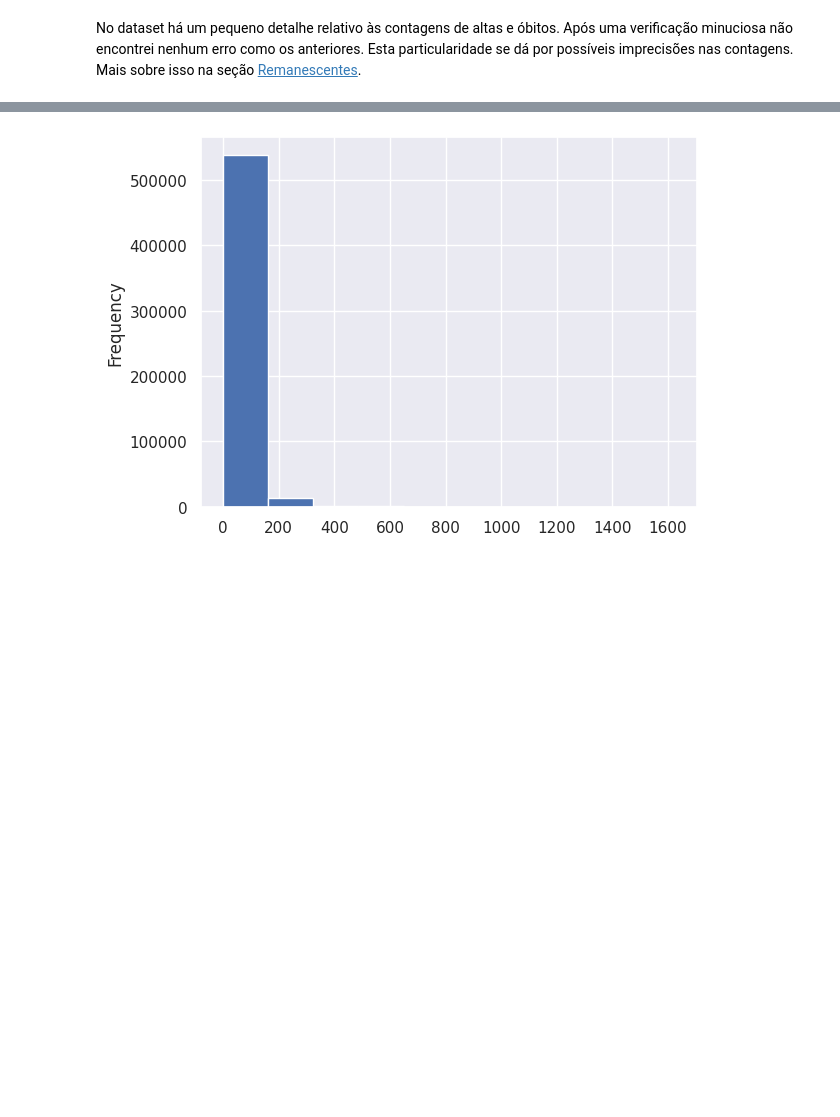
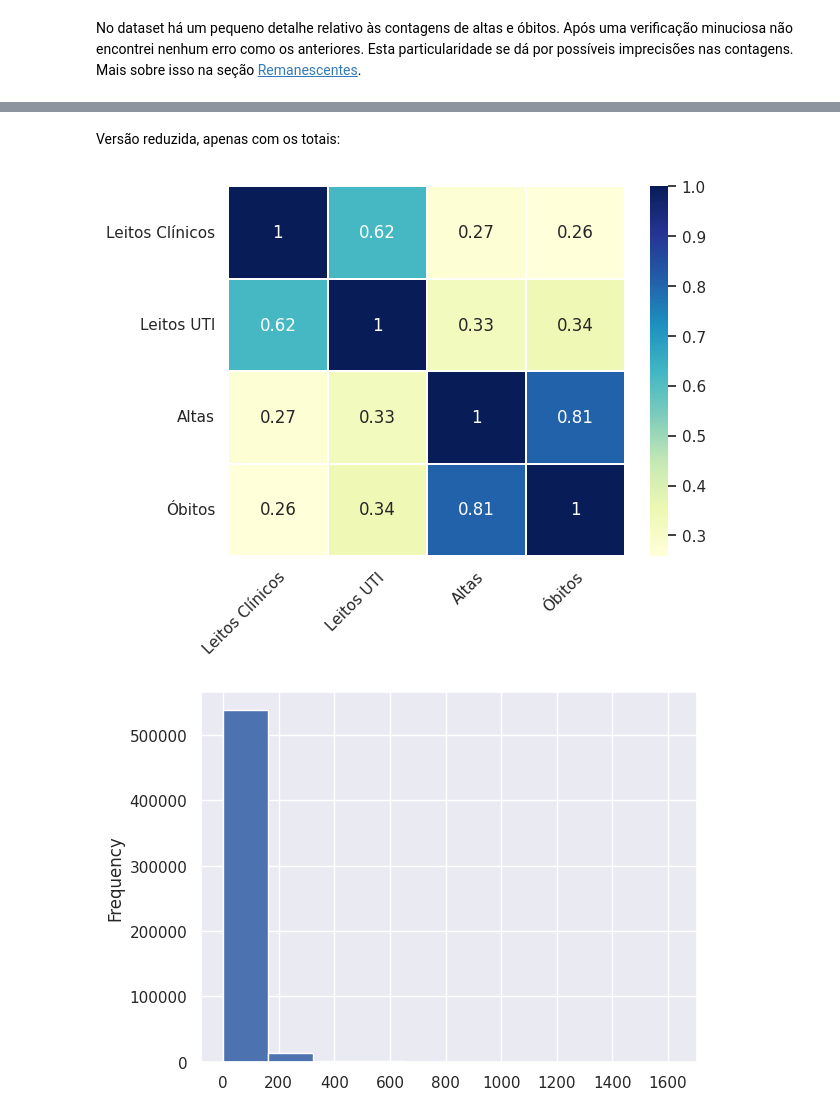
Before and after one commit to lucascorumba/study-projects, a Jupyter notebook: covid-hospital/analysis.ipynb, the cells around one changed output, grey strips where cells are left out. Cells and saved outputs as stored; diff of their text form; code cells hidden in the pictures; blank space fills up the shorter version.

```diff
--- a/covid-hospital/analysis.ipynb
+++ b/covid-hospital/analysis.ipynb
@@ -2070,3 +2066,16 @@ sns.set_theme()
+# %% [markdown]
+Versão reduzida, apenas com os totais:
+# %%
+dict = {'totalOcupacaoCli': 'Leitos Clínicos', 'totalOcupacaoUti': 'Leitos UTI',
+'totalAltas': 'Altas', 'totalObitos': 'Óbitos'}
+totals = ['totalOcupacaoCli', 'totalOcupacaoUti', 'totalAltas', 'totalObitos']
+labels = [dict[col] for col in totals]
+sns.heatmap(df[totals].corr(), cmap="YlGnBu", annot=True, linewidth=.3, xticklabels=labels, yticklabels=labels)
+plt.xticks(rotation=45, ha='right', rotation_mode="anchor")
+plt.yticks(rotation=0)
+plt.show()
+# %% [output]
+[figure, added]
 # %%
 df['ocupacaoSuspeitoCli'].plot.hist()
 plt.show()
```
Also changed, not shown: parts of 11 cells of this notebook.
